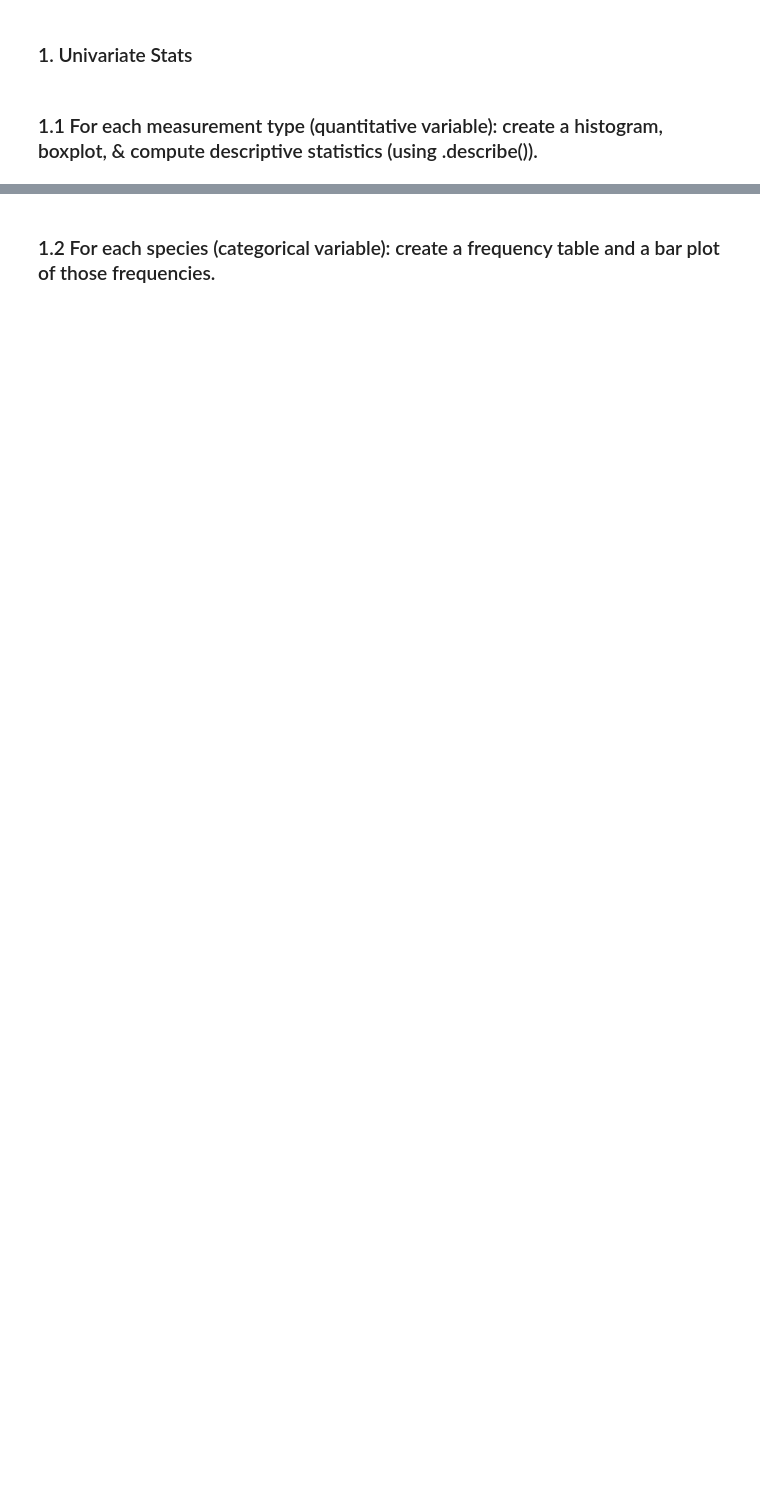
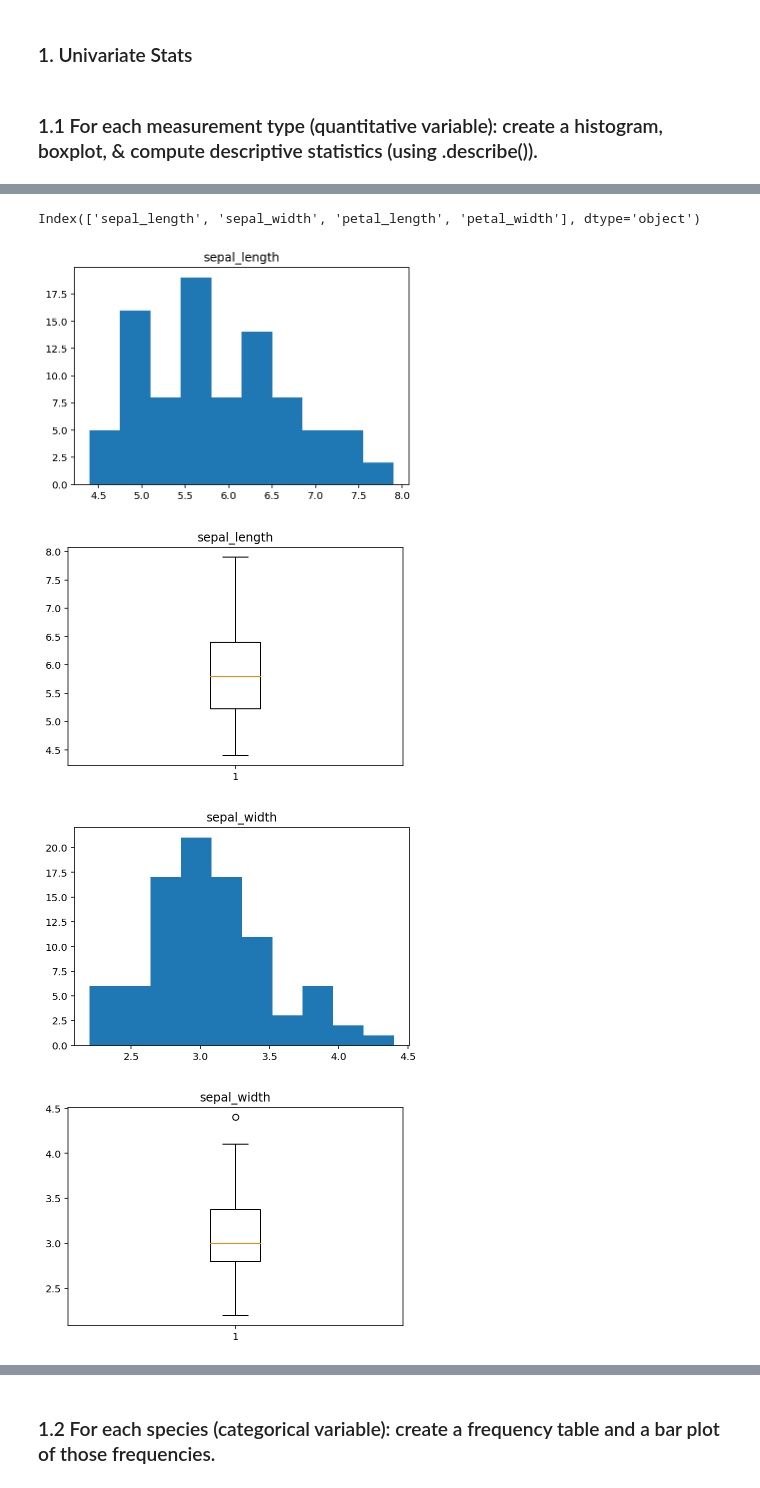
Before and after one commit to QMCBT-JustinEvans/classification-exercises, a Jupyter notebook: classification_exercises.ipynb, the cells around one changed output, grey strips where cells are left out. Cells and saved outputs as stored; diff of their text form; code cells hidden in the pictures; blank space fills up the shorter version.

```diff
--- a/classification_exercises.ipynb
+++ b/classification_exercises.ipynb
@@ -1382,0 +1335,3 @@ df_iris.head()
+# %%
+iris_sql_df = acquire.get_iris_sql_df()
+iris_sql_df.head()
@@ -1456,0 +1444,9 @@ train, validate, test = split_iris_data(df)
+# %%
+target = 'species_name'
+train_iris, validate_iris, test_iris = train_val_test_split(iris_sql_df, target)
+print()
+print(f'Prepared df: {iris_sql_df.shape}')
+print()
+print(f'Train: {train_iris.shape}')
+print(f'Validate: {validate_iris.shape}')
+print(f'Test: {test_iris.shape}')
@@ -1460,0 +1526,23 @@ train, validate, test = split_iris_data(df)
+# %%
+float_cols = train_iris.select_dtypes(include='float').columns
+float_cols
+# %% [output]
+Index(['sepal_length', 'sepal_width', 'petal_length', 'petal_width'], dtype='object')
+# %%
+# Plot numeric columns
+plot_float_cols = float_cols
+for col in plot_float_cols:
+    plt.hist(train_iris[col])
+    plt.title(col)
+    plt.show()
+    plt.boxplot(train_iris[col])
+    plt.title(col)
+    plt.show()
+
+# float_cols function REPLACES:
+# train_iris.columns[[train_iris[col].dtype == 'float64' for col in train_iris.columns
+# %% [output]
+[figure, added]
+[figure, added]
+[figure, added]
+[figure, added]
```
Also changed, not shown: parts of 91 cells of this notebook.
